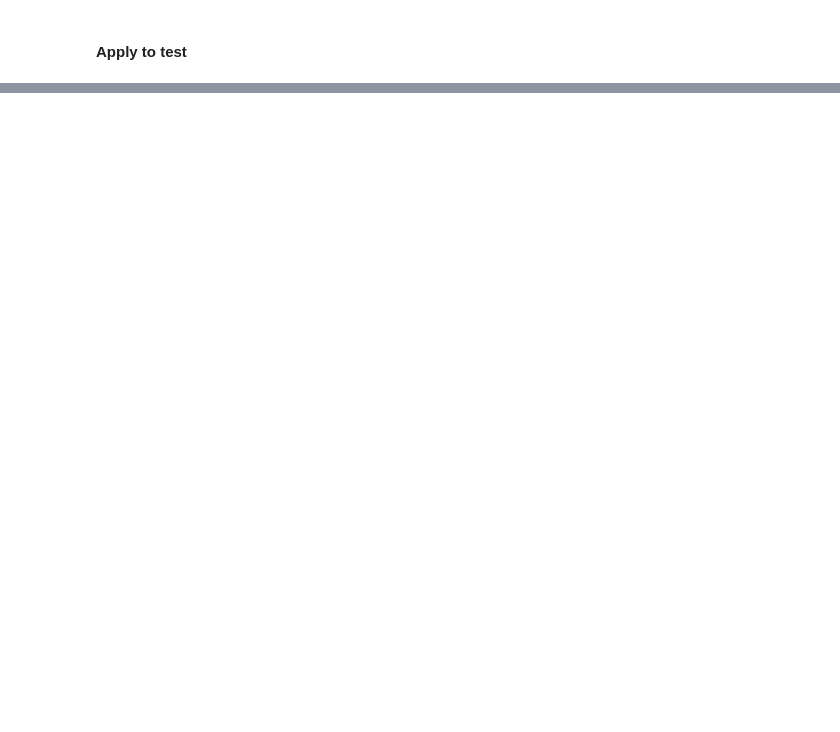
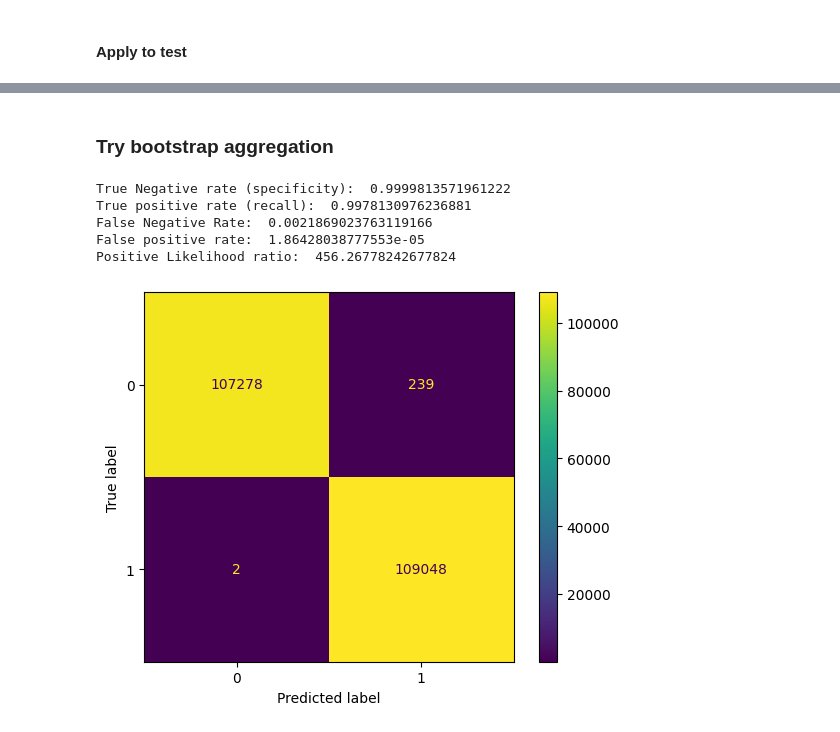
Before and after one commit to valerio591/kaggle-challenge-machine-failure, a Jupyter notebook: train_scripts/decision_tree.ipynb, the cells around one changed output, grey strips where cells are left out. Cells and saved outputs as stored; diff of their text form; code cells hidden in the pictures; blank space fills up the shorter version.

```diff
--- a/train_scripts/decision_tree.ipynb
+++ b/train_scripts/decision_tree.ipynb
@@ -125,0 +126,24 @@ Positive Likelihood ratio:  inf
+# %% [markdown]
+### Try bootstrap aggregation
+# %%
+from sklearn.ensemble import BaggingClassifier
+clf = BaggingClassifier(estimator=tree.DecisionTreeClassifier(max_depth=20),
+                     n_estimators=10, oob_score=True, random_state=0, n_jobs=-1).fit(X_train, y_train)
+# %%
+cm = confusion_matrix(clf.predict(X_train), y_train)
+cm_display = ConfusionMatrixDisplay(cm).plot()
+
+TN,TP,FP,FN = cm[0,0],cm[1,1],cm[0,1],cm[1,0]
+# Print some metrics alternative to prediction accuracy
+print('True Negative rate (specificity): ', TN/(TN+FN))
+print('True positive rate (recall): ', TP/(TP+FP))
+print('False Negative Rate: ', 1-TP/(TP+FP))
+print('False positive rate: ', 1-TN/(TN+FN))
+print('Positive Likelihood ratio: ', TP/FP)
+# %% [output]
+True Negative rate (specificity):  0.9999813571961222
+True positive rate (recall):  0.9978130976236881
+False Negative Rate:  0.0021869023763119166
+False positive rate:  1.86428038777553e-05
+Positive Likelihood ratio:  456.26778242677824
+[figure, added]
```
Also changed, not shown: parts of 8 cells of this notebook, 3 other files.
